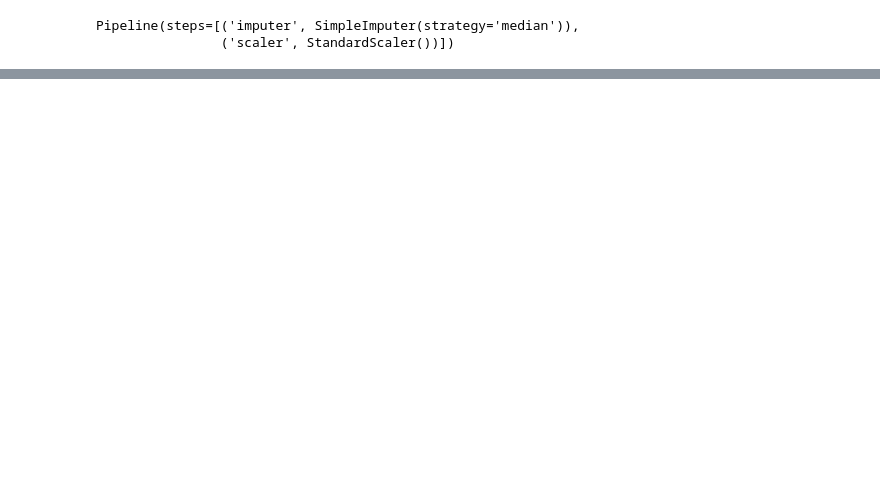
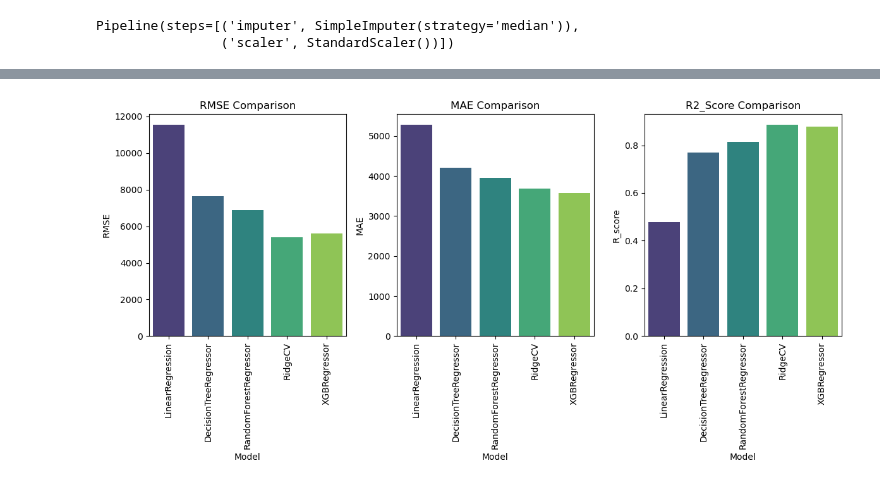
Before and after one commit to rshewatkar/ML_internship, a Jupyter notebook: Vehicle Price Prediction/Vehical_price.ipynb, the cells around one changed output, grey strips where cells are left out. Saved outputs shown, nothing was run; the diff lists cells and outputs as text; code cells hidden in the pictures; blank space fills up the shorter version.

Commit message:
Vehical price prediction project - code updated and final model save with joblib file

```diff
--- a/Vehicle Price Prediction/Vehical_price.ipynb
+++ b/Vehicle Price Prediction/Vehical_price.ipynb
@@ -364,5 +422,5 @@ rdcv_pipeline = Pipeline(steps=[('preprocessor', preprocessor),
 rdcv_pipeline.fit(X_train, y_train)
 rdcv_preds = rdcv_pipeline.predict(X_test)
 # %%
-metrics = evaluate_regression_model(y_test, rdcv_preds, model_name="RidgeCV")
+RidgeCV_metrics = evaluate_regression_model(y_test, rdcv_preds, model_name="RidgeCV")
 # %% [output]
@@ -372,0 +437,10 @@ metrics = evaluate_regression_model(y_test, rdcv_preds, model_name="RidgeCV")
+# %%
+from xgboost import XGBRegressor
+
+# XGBoost Regressor
+XGB_pipeline = Pipeline(steps=[('preprocessor', preprocessor),
+                              ('model', XGBRegressor(n_estimators = 500))])
+XGB_pipeline.fit(X_train, y_train)
+XGB_preds = XGB_pipeline.predict(X_test)
+# %%
+XGBRegressor_metrics = evaluate_regression_model(y_test, XGB_preds, model_name="XGBRegressor")
@@ -372,0 +452,6 @@ metrics = evaluate_regression_model(y_test, rdcv_preds, model_name="RidgeCV")
+# %%
+# results for all models
+results = pd.DataFrame([LinearRegression_metrics,DecisionTreeRegressor_metrics,RandomForestRegressor_metrics,RidgeCV_metrics,XGBRegressor_metrics])
+# Convert to DataFrame
+results_df = pd.DataFrame(results)
+display(results_df)
@@ -372,0 +465,24 @@ metrics = evaluate_regression_model(y_test, rdcv_preds, model_name="RidgeCV")
+# %%
+plt.figure(figsize=(12, 6))
+# RMSE Comparison
+plt.subplot(1, 3, 1)
+sns.barplot(x='Model', y='RMSE', data=results_df, palette='viridis')
+plt.title('RMSE Comparison')
+plt.xticks(rotation=90)
+
+# MAE Comparison
+plt.subplot(1, 3, 2)
+sns.barplot(x='Model', y='MAE', data=results_df, palette='viridis')
+plt.title('MAE Comparison')
+plt.xticks(rotation=90)
+
+# R² Comparison
+plt.subplot(1, 3, 3)
+sns.barplot(x='Model', y='R_score', data=results_df, palette='viridis')
+plt.title('R2_Score Comparison')
+plt.xticks(rotation=90)
+
+plt.tight_layout()
+plt.show()
+# %% [output]
+[figure, added]
```
Also changed, not shown: parts of 40 cells of this notebook.
